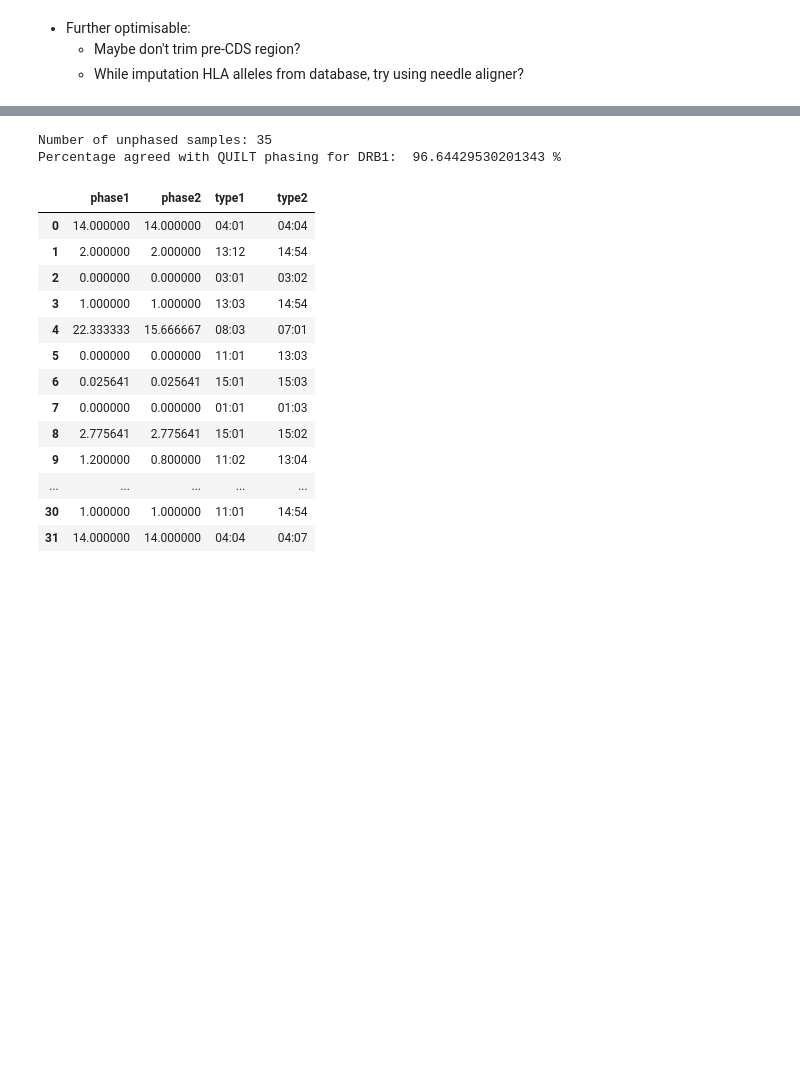
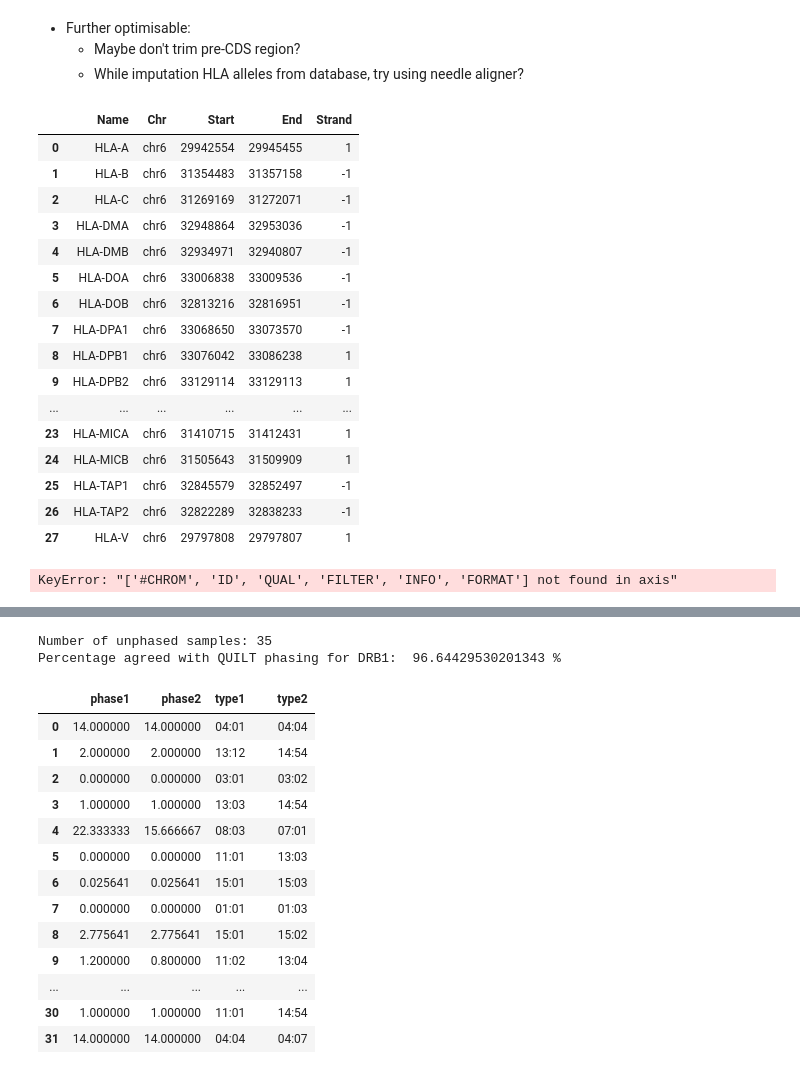
Before and after one commit to Suuuuuuuus/QUILT_sus, a Jupyter notebook: QUILT/Python/phasing_test.ipynb, the cells around one changed output, grey strips where cells are left out. Saved outputs shown, nothing was run; the diff lists cells and outputs as text; code cells hidden in the pictures; blank space fills up the shorter version.

```diff
--- a/QUILT/Python/phasing_test.ipynb
+++ b/QUILT/Python/phasing_test.ipynb
@@ -81,0 +51,54 @@ hlatypes = hlatypes[~hlatypes['Sample ID'].isin(samples_to_remove)].sort_values(
+# %%
+hla_gene_information = pd.read_csv('/well/band/users/rbx225/software/QUILT_sus/hla_ancillary_files/hla_gene_information.tsv', sep = ' ')
+hla_gene_information
+# %% [output]
+|  | Name | Chr | Start | End | Strand |
+| 0 | HLA-A | chr6 | 29942554 | 29945455 | 1 |
+| 1 | HLA-B | chr6 | 31354483 | 31357158 | -1 |
+| 2 | HLA-C | chr6 | 31269169 | 31272071 | -1 |
+| 3 | HLA-DMA | chr6 | 32948864 | 32953036 | -1 |
+| 4 | HLA-DMB | chr6 | 32934971 | 32940807 | -1 |
+| 5 | HLA-DOA | chr6 | 33006838 | 33009536 | -1 |
+| 6 | HLA-DOB | chr6 | 32813216 | 32816951 | -1 |
+| 7 | HLA-DPA1 | chr6 | 33068650 | 33073570 | -1 |
+| 8 | HLA-DPB1 | chr6 | 33076042 | 33086238 | 1 |
+| 9 | HLA-DPB2 | chr6 | 33129114 | 33129113 | 1 |
+| ... | ... | ... | ... | ... | ... |
+| 23 | HLA-MICA | chr6 | 31410715 | 31412431 | 1 |
+| 24 | HLA-MICB | chr6 | 31505643 | 31509909 | 1 |
+| 25 | HLA-TAP1 | chr6 | 32845579 | 32852497 | -1 |
+| 26 | HLA-TAP2 | chr6 | 32822289 | 32838233 | -1 |
+| 27 | HLA-V | chr6 | 29797808 | 29797807 | 1 |
+# %%
+gene = 'DRB1'
+ipd_gen_file_dir = '/well/band/users/rbx225/recyclable_files/hla_reference_files/alignments/'
+hla_gene_information = pd.read_csv('/well/band/users/rbx225/software/QUILT_sus/hla_ancillary_files/hla_gene_information.tsv', sep = ' ')
+
+ref_samples = pd.read_csv('/well/band/users/rbx225/GAMCC/results/hla/imputation/ref_panel/auxiliary_files/oneKG.samples', sep = ' ')
+hlatypes = pd.read_csv('/well/band/users/rbx225/GAMCC/results/hla/imputation/ref_panel/auxiliary_files/20181129_HLA_types_full_1000_Genomes_Project_panel.txt', sep = '\t')
+ref_samples_removed = ref_samples[~ref_samples['SAMPLE'].isin(hlatypes['Sample ID'].tolist())]
+samples_to_remove = ref_samples_removed['SAMPLE'].tolist()
+hlatypes = hlatypes[~hlatypes['Sample ID'].isin(samples_to_remove)].sort_values(by = 'Sample ID').reset_index(drop = True)
+
+phased_vcf = "/well/band/users/rbx225/recyclable_files/ref_panels/oneKG/oneKG.chr6.vcf.gz"
+reference_allele_file = '/well/band/users/rbx225/recyclable_files/hla/b38_reference_alleles.tsv'
+reference_allele_ary = np.array(lcwgsus.read_tsv_as_lst(reference_allele_file))
+
+# subset_samples = None
+
+phase1_res, phase_df = phase_hla_on_haplotypes(gene = gene,
+                            ipd_gen_file_dir = ipd_gen_file_dir,
+                            hla_gene_information = hla_gene_information,
+                            hlatypes = hlatypes,
+                            phased_vcf = phased_vcf,
+                            reference_allele_ary = reference_allele_ary,
+                            read_from_TOPMed = True,
+                            subset_vcf_samples = None,
+                            sample_linker = None)
+
+# reference_exclude_samplelist_file = ''
+# if reference_exclude_samplelist_file != '':
+#     samples_to_remove = samples_to_remove + lcwgsus.read_tsv_as_lst(reference_exclude_samplelist_file)
+# if samples_to_remove is not none, save to "hlauntyped.exclude.txt"
+# %% [output]
+KeyError: "['#CHROM', 'ID', 'QUAL', 'FILTER', 'INFO', 'FORMAT'] not found in axis"
```
Also changed, not shown: parts of 19 cells of this notebook.
